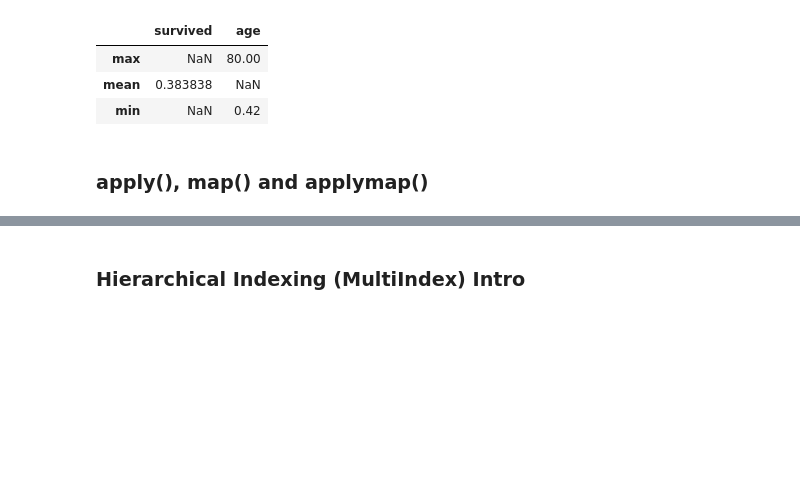
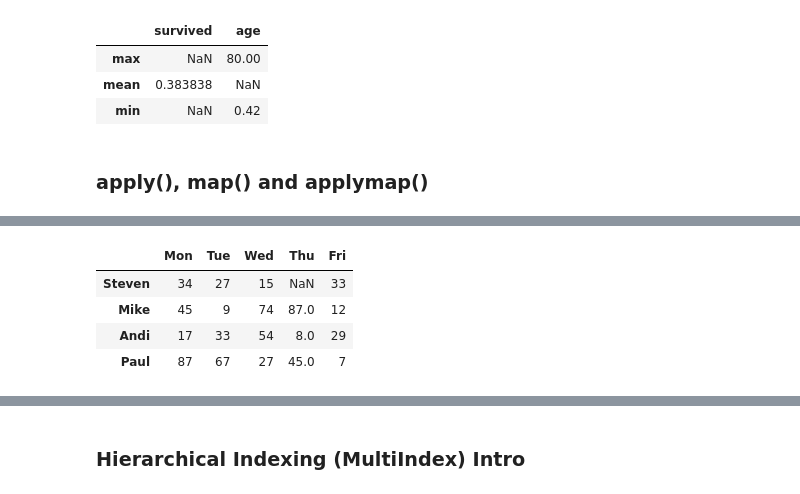
Before and after one commit to ivalderrama/pandas_bootcamp_2020, a Jupyter notebook: my_notes/part1_pandas_notes_17.ipynb, the cells around one changed output, grey strips where cells are left out. Cells and saved outputs as stored; diff of their text form; code cells hidden in the pictures; blank space fills up the shorter version.

```diff
--- a/my_notes/part1_pandas_notes_17.ipynb
+++ b/my_notes/part1_pandas_notes_17.ipynb
@@ -621,6 +655,6 @@ titanic.agg({"survived": "mean", "age":["min", "max"]})
 # %%
 import pandas as pd
 # %%
-sales = pd.read_csv("sales.csv", index_col = 0)
+sales = pd.read_csv("../Course_Materials_Part1/Video_Lecture_NBs/sales.csv", index_col = 0)
 # %%
 sales
@@ -648,2 +824,10 @@ summer.iloc[:,1:3].applymap(lambda x: x[0])
+# %%
+sales
+# %% [output]
+|  | Mon | Tue | Wed | Thu | Fri |
+| Steven | 34 | 27 | 15 | NaN | 33 |
+| Mike | 45 | 9 | 74 | 87.0 | 12 |
+| Andi | 17 | 33 | 54 | 8.0 | 29 |
+| Paul | 87 | 67 | 27 | 45.0 | 7 |
 # %%
 sales.applymap(lambda x: 0.4*x-5)
```
Also changed, not shown: parts of 81 cells of this notebook.
